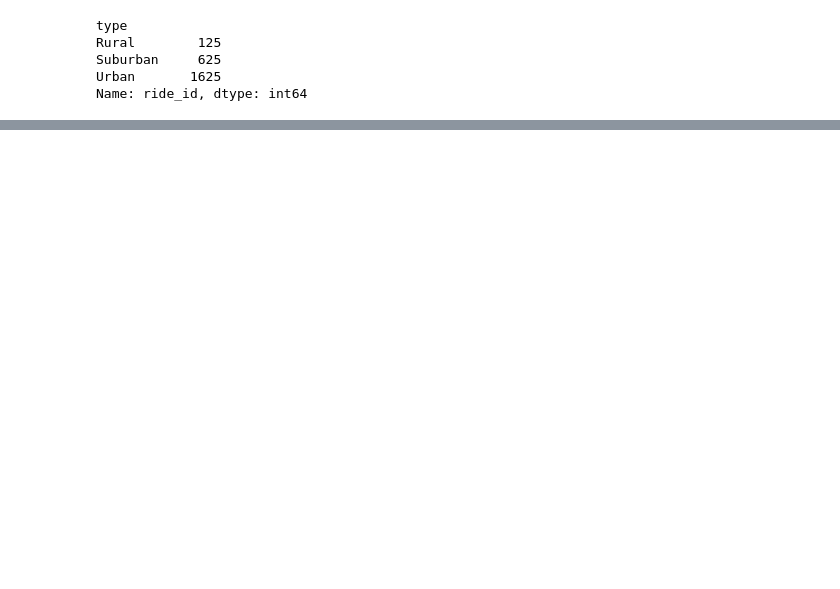
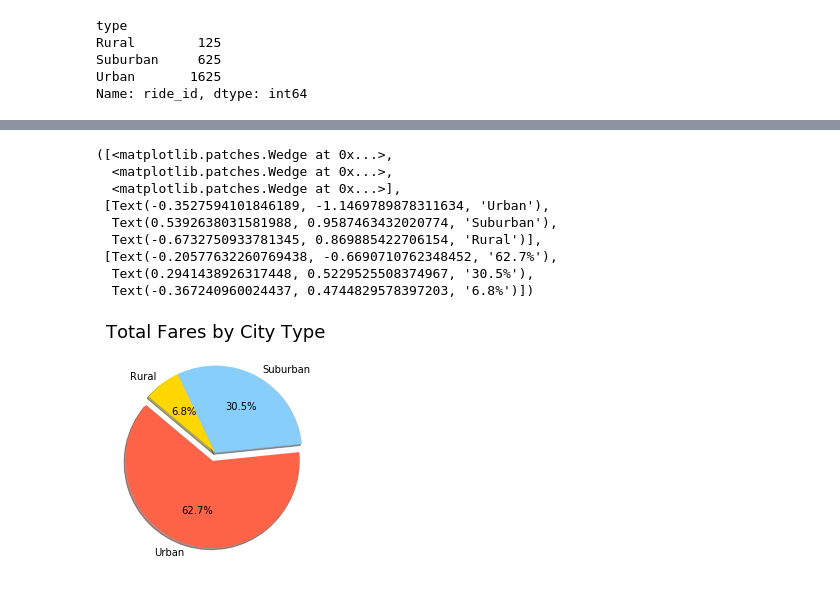
Before and after one commit to damuakula/Pyber_challenge, a Jupyter notebook: pyber_scatter.ipynb, the cells around one changed output, grey strips where cells are left out. Drawn from its saved outputs; the diff is of its cells as text; code cells hidden in the pictures; blank space fills up the shorter version.

```diff
--- a/pyber_scatter.ipynb
+++ b/pyber_scatter.ipynb
@@ -80,0 +55,6 @@ total_rides_per_city = group_city_df["ride_id"].count()
+# %%
+urban_city_df = pyber_df.loc[(pyber_df['type'] == "Urban")]
+suburban_city_df = pyber_df.loc[(pyber_df['type'] == "Suburban")]
+rural_city_df = pyber_df.loc[(pyber_df['type'] == "Rural")]
+# %%
+type_fare_group = group_type_df["fare"].sum()
@@ -80,0 +63,4 @@ total_rides_per_city = group_city_df["ride_id"].count()
+# %%
+percent_total_fares_urban = round((type_fare_group["Urban"]/(len(urban_city_df) + len(suburban_city_df) + len(rural_city_df)))*100,2)
+percent_total_fares_suburban = round((type_fare_group["Suburban"]/(len(urban_city_df) + len(suburban_city_df) + len(rural_city_df)))*100,2)
+percent_total_fares_rural = round((type_fare_group["Rural"]/(len(urban_city_df) + len(suburban_city_df) + len(rural_city_df)))*100,2)
@@ -96,0 +118,35 @@ plt.show
+# %%
+# Labels for the city types of the pie chart
+labels = ["Urban", "Suburban", "Rural"]
+
+# The ride values of each section of the pie chart
+ridesizes = [percent_total_rides_urban, percent_total_rides_suburban, percent_total_rides_rural]
+
+# The ride values of each section of the pie chart
+faresizes = [percent_total_fares_urban, percent_total_fares_suburban, percent_total_fares_rural]
+
+# The ride values of each section of the pie chart
+driversizes = [percent_total_drivers_urban, percent_total_drivers_suburban, percent_total_drivers_rural]
+
+# The colors of each section of the pie chart
+colors = ["tomato", "lightskyblue", "gold"]
+
+# Separates the "Urban" section from other types
+explode = (0.1, 0, 0)
+# %%
+# Creates the pie chart based upon the values above
+# Automatically finds the percentages of each part of the pie chart
+plt.title('Total Fares by City Type',fontsize=18)
+plt.pie(faresizes, explode=explode, labels=labels, colors=colors,
+        autopct="%1.1f%%", shadow=True, startangle=140)
+# %% [output]
+([<matplotlib.patches.Wedge at 0x...>,
+  <matplotlib.patches.Wedge at 0x...>,
+  <matplotlib.patches.Wedge at 0x...>],
+ [Text(-0.3527594101846189, -1.1469789878311634, 'Urban'),
+  Text(0.5392638031581988, 0.9587463432020774, 'Suburban'),
+  Text(-0.6732750933781345, 0.869885422706154, 'Rural')],
+ [Text(-0.20577632260769438, -0.6690710762348452, '62.7%'),
+  Text(0.2941438926317448, 0.5229525508374967, '30.5%'),
+  Text(-0.367240960024437, 0.4744829578397203, '6.8%')])
+[figure, added]
```
Also changed, not shown: parts of 16 cells of this notebook.
